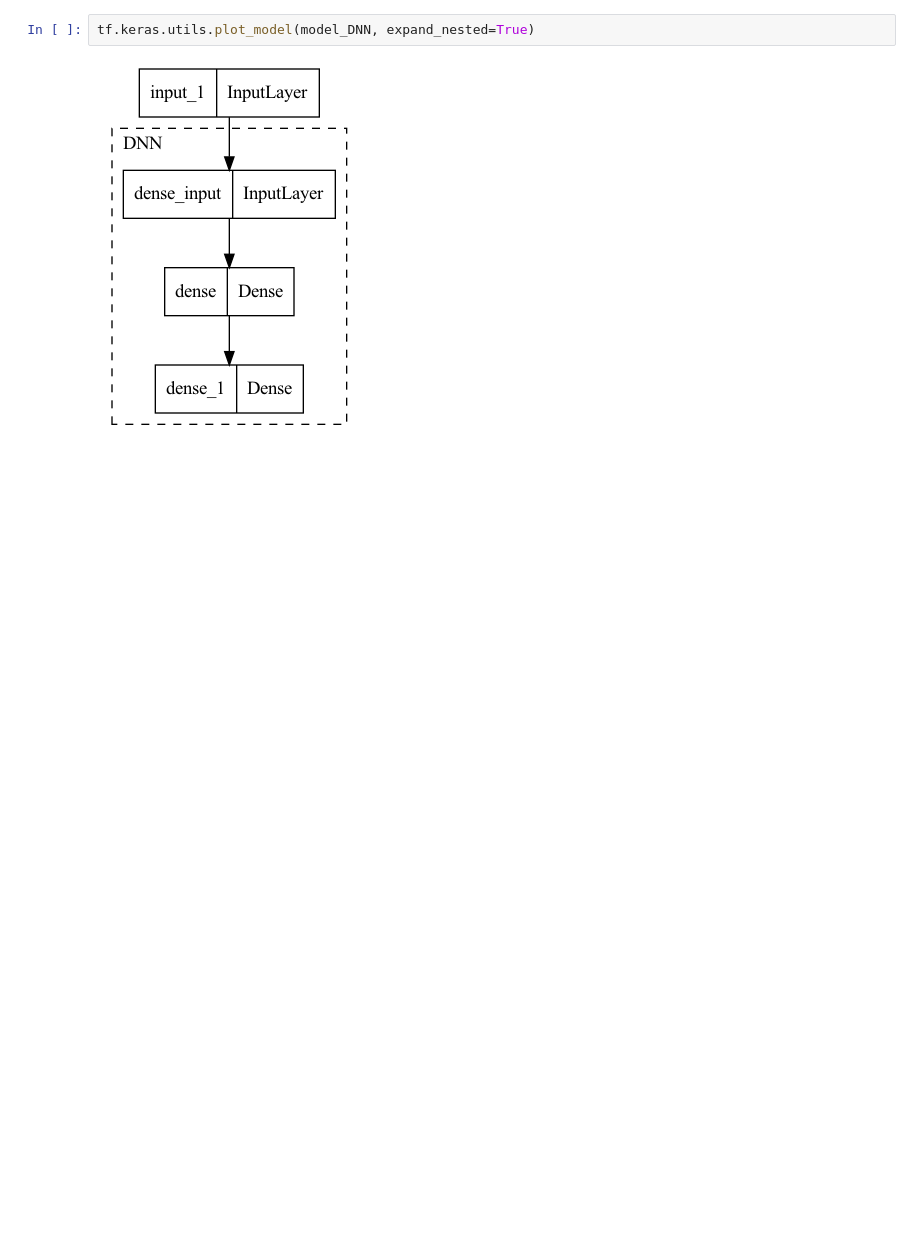
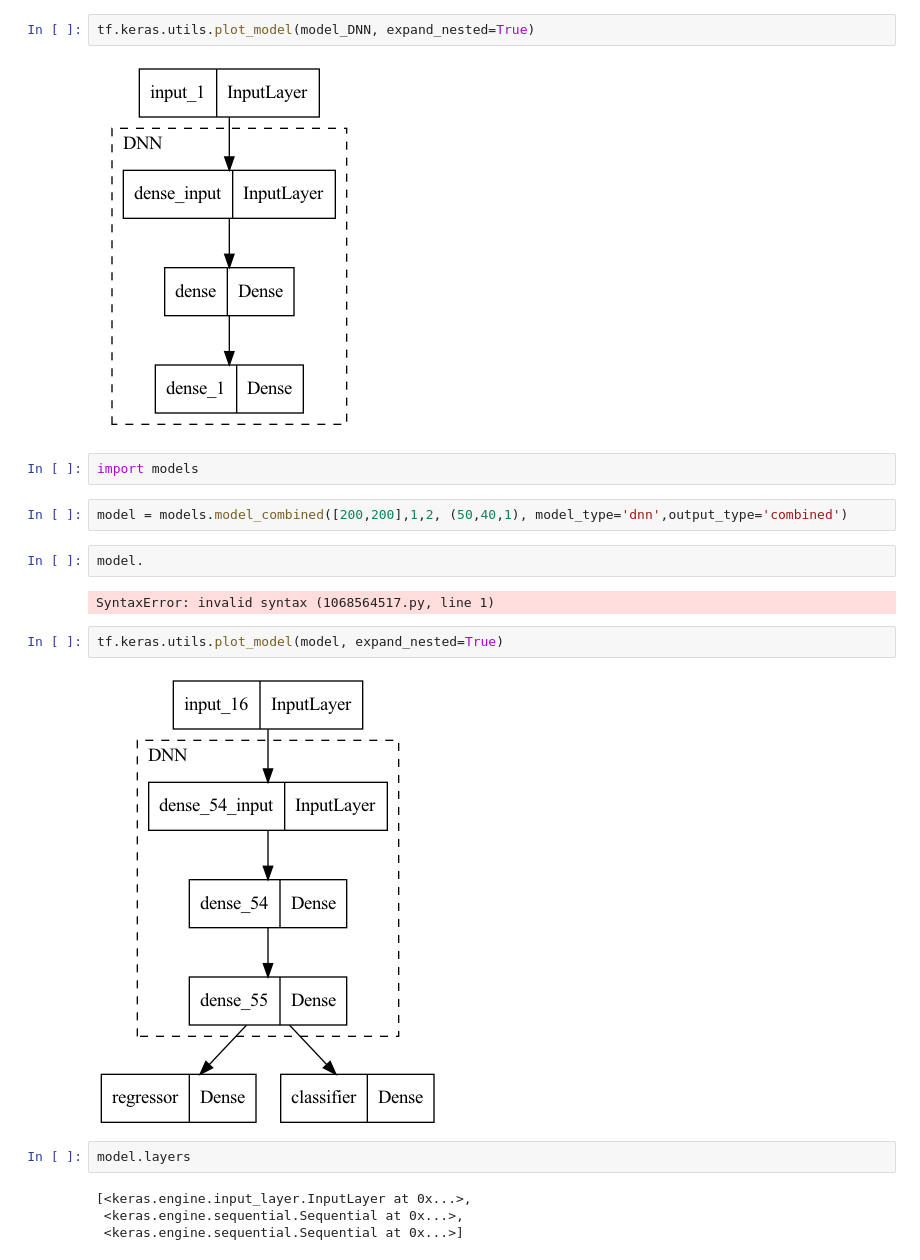
Before and after one commit to ablet-imin/ml-met-trigger, a Jupyter notebook: train_model_cnn.ipynb, the cells around one changed output. Drawn from its saved outputs; the diff is of its cells as text; blank space fills up the shorter version.

```diff
--- a/train_model_cnn.ipynb
+++ b/train_model_cnn.ipynb
@@ -351,3 +335,21 @@ print(cell_imgs[4,1,1])
 tf.keras.utils.plot_model(model_DNN, expand_nested=True)
 # %% [output]
 [figure]
+# %%
+import models
+# %%
+model = models.model_combined([200,200],1,2, (50,40,1), model_type='dnn',output_type='combined')
+# %%
+model.
+# %% [output]
+SyntaxError: invalid syntax (1068564517.py, line 1)
+# %%
+tf.keras.utils.plot_model(model, expand_nested=True)
+# %% [output]
+[figure, added]
+# %%
+model.layers
+# %% [output]
+[<keras.engine.input_layer.InputLayer at 0x...>,
+ <keras.engine.sequential.Sequential at 0x...>,
+ <keras.engine.sequential.Sequential at 0x...>]
```
Also changed, not shown: parts of 4 cells of this notebook, 4 other files.
